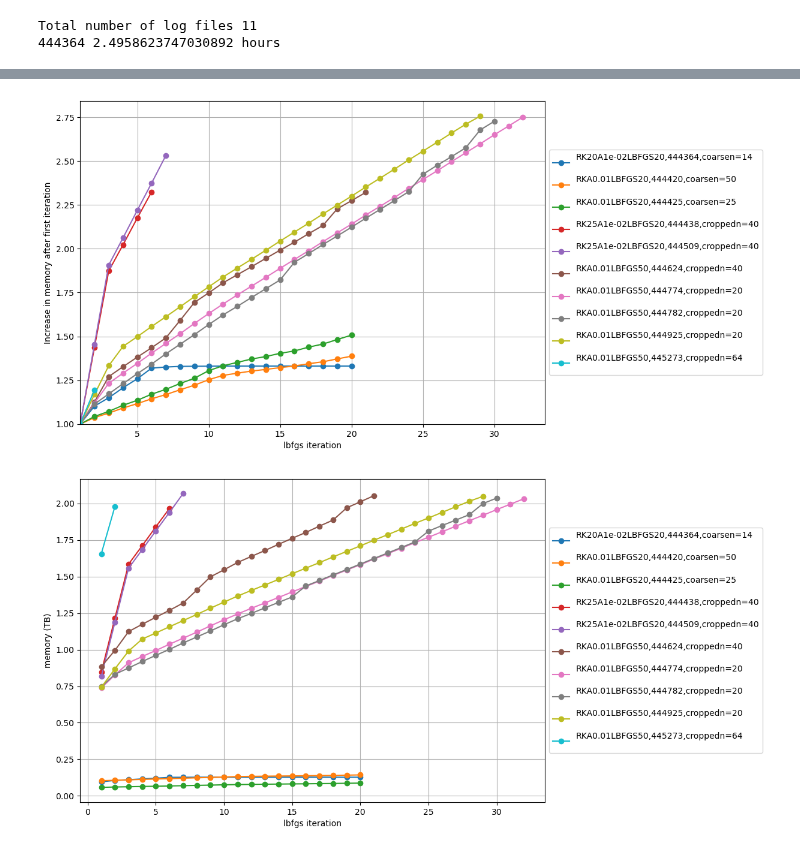
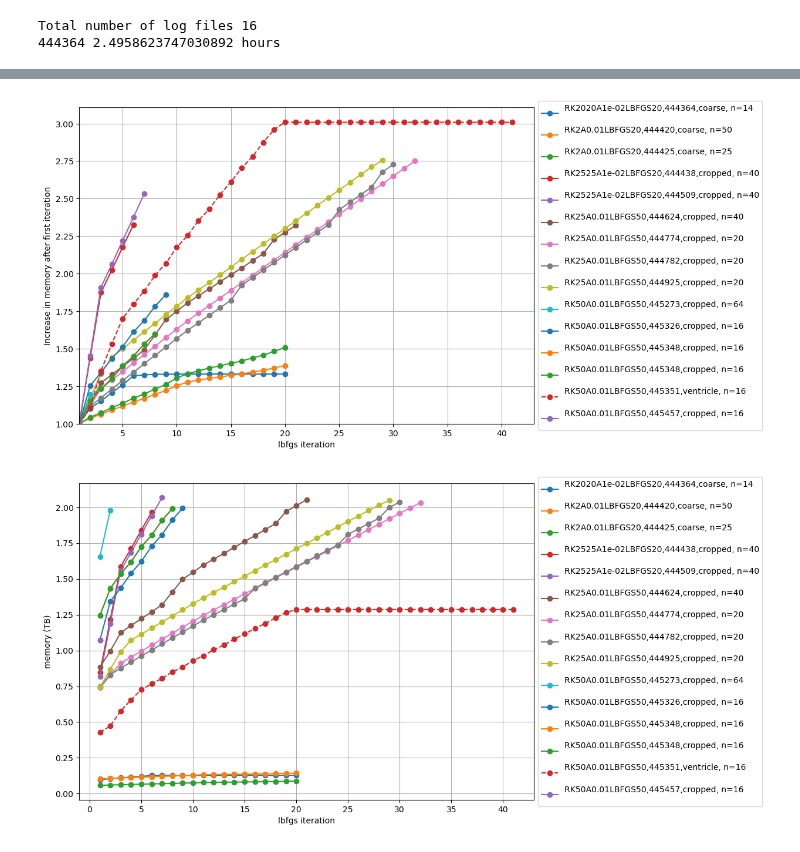
Before and after one commit to JohannesHaubner/mapMRI, a Jupyter notebook: examples/debugging/mem.ipynb, the cells around one changed output, grey strips where cells are left out. Drawn from its saved outputs; the diff is of its cells as text; code cells hidden in the pictures.

Commit message:
add subdomains, maybe needed later for ventricle registration

```diff
--- a/examples/debugging/mem.ipynb
+++ b/examples/debugging/mem.ipynb
@@ -43,6 +43,11 @@ slurmids = [444364,
             444988,
             444782,
             445273,
+            445326,
+            445348,
+            445351,
+            445348,
+            445457,
 
 ]
 
@@ -159,11 +164,16 @@ for slurmid in sorted(slurmids):
     elif "affine" in hyperparameters["input"]:
         color = "m"
         label += ",affine-rotated"
+    elif "ventricle" in hyperparameters["input"]:
+        linestyle = "--"
+        label += ",ventricle"
 
     color = None
 
 
-    label += "n=" + str(ntasks)
+    label += ", n=" + str(ntasks)
+
+    label = label.replace("RK", "RK"+str(int(hyperparameters["max_timesteps"])))
 
     line = plt.plot(mema[:,0], mema[:,1], marker=marker, linestyle=linestyle, color=color,
             label=label,
@@ -198,5 +208,5 @@ ax.legend(loc='center left', bbox_to_anchor=(1, 0.5))
 ax2.legend(loc='center left', bbox_to_anchor=(1, 0.5))
 plt.show()
 # %% [output]
-Total number of log files 11
+Total number of log files 16
 444364 2.4958623747030892 hours
@@ -204,5 +214,5 @@ Total number of log files 11
-[figure, old version]
+[figure, new version]
-[figure, old version]
+[figure, new version]
 # %%
 
 for slurmid in range(440221, 440674):
```
Also changed, not shown: parts of 1 cell of this notebook, 4 other files.
